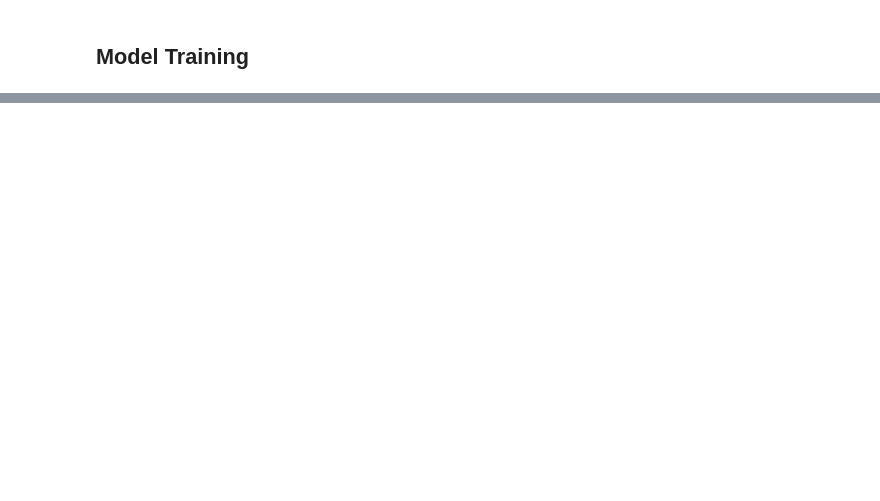
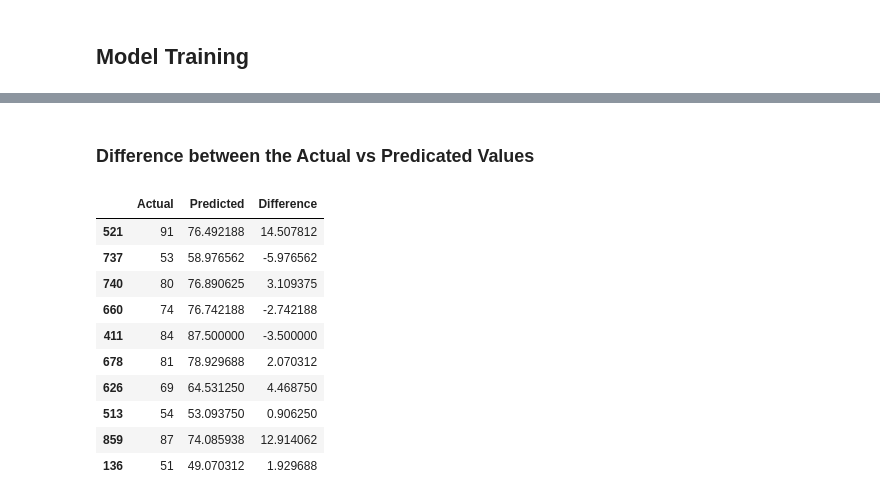
Before and after one commit to VishalPrasanna11/Student-Performance-Indicator, a Jupyter notebook: notebook/Model_Training.ipynb, the cells around one changed output, grey strips where cells are left out. Cells and saved outputs as stored; diff of their text form; code cells hidden in the pictures; blank space fills up the shorter version.

```diff
--- a/notebook/Model_Training.ipynb
+++ b/notebook/Model_Training.ipynb
@@ -25,0 +195,17 @@ ValueError: numpy.dtype size changed, may indicate binary incompatibility. Expec
+# %% [markdown]
+### Difference between the Actual vs Predicated Values
+# %%
+pred_df = pd.DataFrame({'Actual': y_test, 'Predicted': y_pred, 'Difference': y_test - y_pred})
+pred_df.head(10)
+# %% [output]
+|  | Actual | Predicted | Difference |
+| 521 | 91 | 76.492188 | 14.507812 |
+| 737 | 53 | 58.976562 | -5.976562 |
+| 740 | 80 | 76.890625 | 3.109375 |
+| 660 | 74 | 76.742188 | -2.742188 |
+| 411 | 84 | 87.500000 | -3.500000 |
+| 678 | 81 | 78.929688 | 2.070312 |
+| 626 | 69 | 64.531250 | 4.468750 |
+| 513 | 54 | 53.093750 | 0.906250 |
+| 859 | 87 | 74.085938 | 12.914062 |
+| 136 | 51 | 49.070312 | 1.929688 |
```
Also changed, not shown: parts of 18 cells of this notebook, 9 other files.
